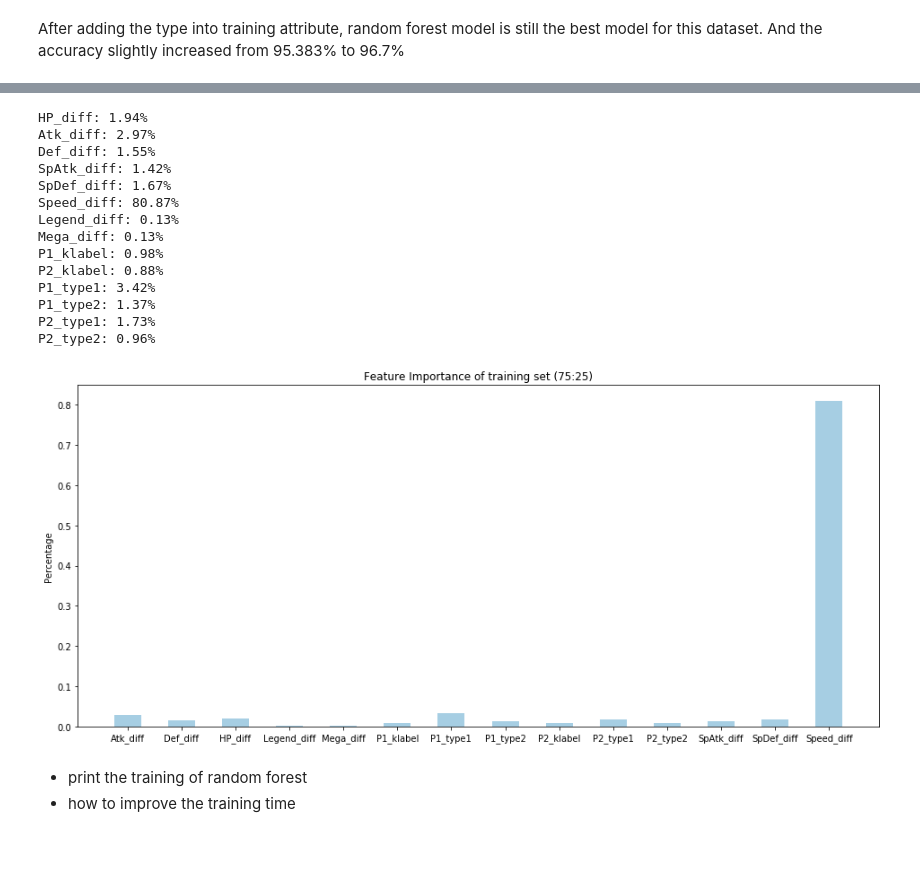
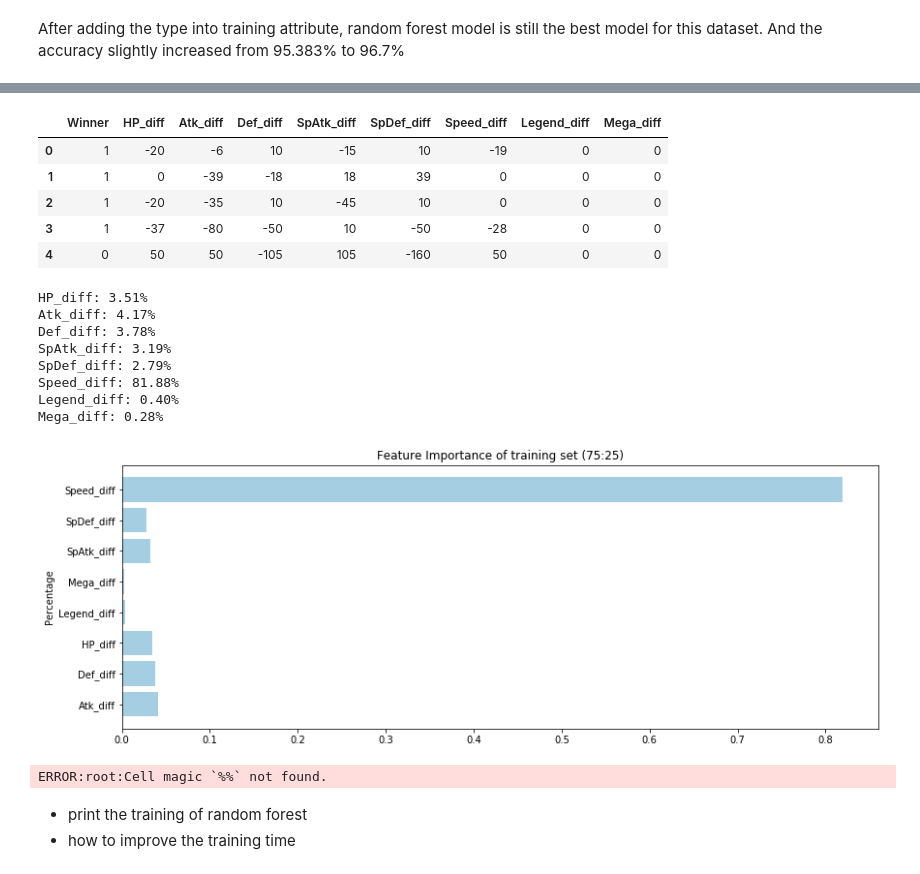
Before and after one commit to gillian850413/COMP4912, a Jupyter notebook: Notebook/Pokemon_Analysis.ipynb, the cells around one changed output, grey strips where cells are left out. Drawn from its saved outputs; the diff is of its cells as text; code cells hidden in the pictures; blank space fills up the shorter version.

```diff
--- a/Notebook/Pokemon_Analysis.ipynb
+++ b/Notebook/Pokemon_Analysis.ipynb
@@ -1447,36 +1447,46 @@ After adding the type into training attribute, random forest model is still the
+# %%
+result_dt = result2.copy()
+result_dt = result_dt.drop(['P1_klabel', 'P2_klabel', 'P1_type1', 'P1_type2', 'P2_type1', 'P2_type2'], axis=1)
+result_dt.head()
+# %% [output]
+|  | Winner | HP_diff | Atk_diff | Def_diff | SpAtk_diff | SpDef_diff | Speed_diff | Legend_diff | Mega_diff |
+| 0 | 1 | -20 | -6 | 10 | -15 | 10 | -19 | 0 | 0 |
+| 1 | 1 | 0 | -39 | -18 | 18 | 39 | 0 | 0 | 0 |
+| 2 | 1 | -20 | -35 | 10 | -45 | 10 | 0 | 0 | 0 |
+| 3 | 1 | -37 | -80 | -50 | 10 | -50 | -28 | 0 | 0 |
+| 4 | 0 | 50 | 50 | -105 | 105 | -160 | 50 | 0 | 0 |
+# %%
+y_combats_dt = result_dt['Winner'] #train target (with winner)
+X_combats_dt = result_dt.drop('Winner', axis=1) #train data
+# %%
+train_X_dt, test_X_dt, train_y_dt, test_y_dt = train_test_split(X_combats_dt, y_combats_dt, test_size = 0.25, random_state=10)
 # %%
-clf_dt = DecisionTreeClassifier(random_state=10)
-model = clf_dt.fit(train_X25_r2, train_y25_r2)
-predict = model.predict(test_X25_r2)
+clf_dt = DecisionTreeClassifier(random_state=100)
+model = clf_dt.fit(train_X_dt, train_y_dt)
+predict = model.predict(test_X_dt)
 # %%
 for i in range(clf_dt.n_features_):
     test_column = X_combats_r2.columns[i]
     feature_importance = clf_dt.feature_importances_[i]
     print('%s: %s' % (test_column, "{:.2%}".format(feature_importance)))
 # %% [output]
-HP_diff: 1.94%
-Atk_diff: 2.97%
-Def_diff: 1.55%
-SpAtk_diff: 1.42%
-SpDef_diff: 1.67%
-Speed_diff: 80.87%
-Legend_diff: 0.13%
-Mega_diff: 0.13%
-P1_klabel: 0.98%
-P2_klabel: 0.88%
-P1_type1: 3.42%
-P1_type2: 1.37%
-P2_type1: 1.73%
-P2_type2: 0.96%
+HP_diff: 3.51%
+Atk_diff: 4.17%
+Def_diff: 3.78%
+SpAtk_diff: 3.19%
+SpDef_diff: 2.79%
+Speed_diff: 81.88%
+Legend_diff: 0.40%
+Mega_diff: 0.28%
 # %%
 colors = plt.cm.Paired(np.linspace(0, 1, 1))
-x = X_combats_r2.columns
+x = X_combats_dt.columns
 y = clf_dt.feature_importances_
 
-plt.figure(figsize=(16,7))
-plt.bar(x, y, width=0.5, color=colors)
+plt.figure(figsize=(14,5))
+plt.barh(x, y, color=colors)
 plt.ylabel('Percentage')
 plt.title('Feature Importance of training set (75:25)')
 plt.show()
 # %% [output]
-[figure, old version]
+[figure, new version]
@@ -1486,3 +1502,13 @@ tree.export_graphviz(clf_dt, out_file='tree.dot')
+# %%
+%%
+from sklearn.externals.six import StringIO
+import pydot
+dot_data = StringIO()
+tree.export_graphviz(clf_dt, out_file=dot_data)
+graph = pydot.graph_from_dot_data(dot_data.getvalue())
+graph[0].write_pdf("tree.pdf")
+# %% [output]
+ERROR:root:Cell magic `%%` not found.
 # %% [markdown]
 - print the training of random forest
 - how to improve the training time
```
Also changed, not shown: parts of 46 cells of this notebook.
